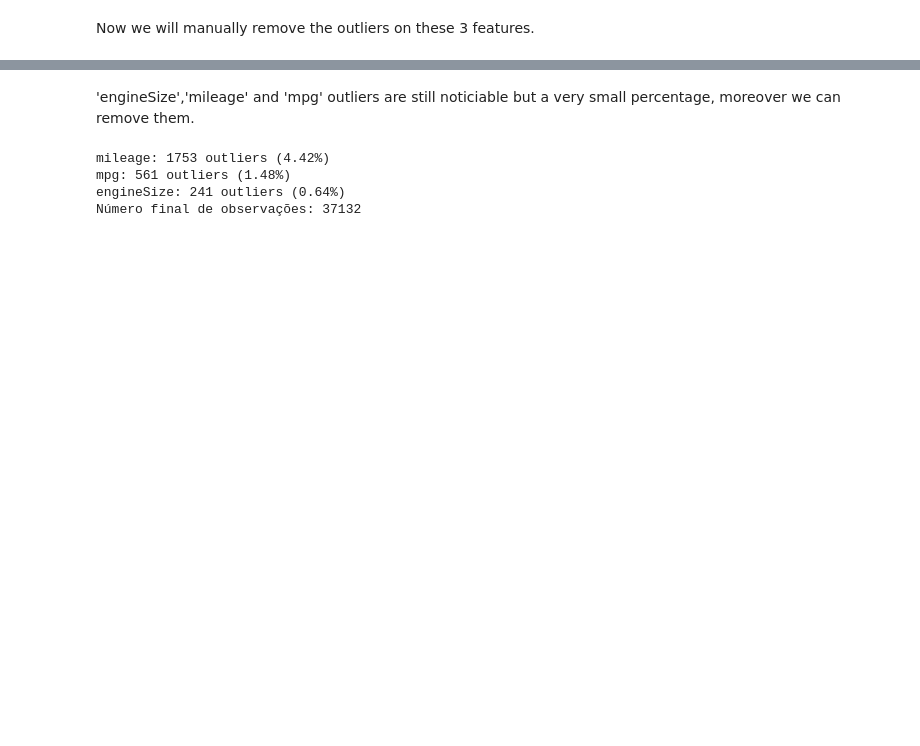
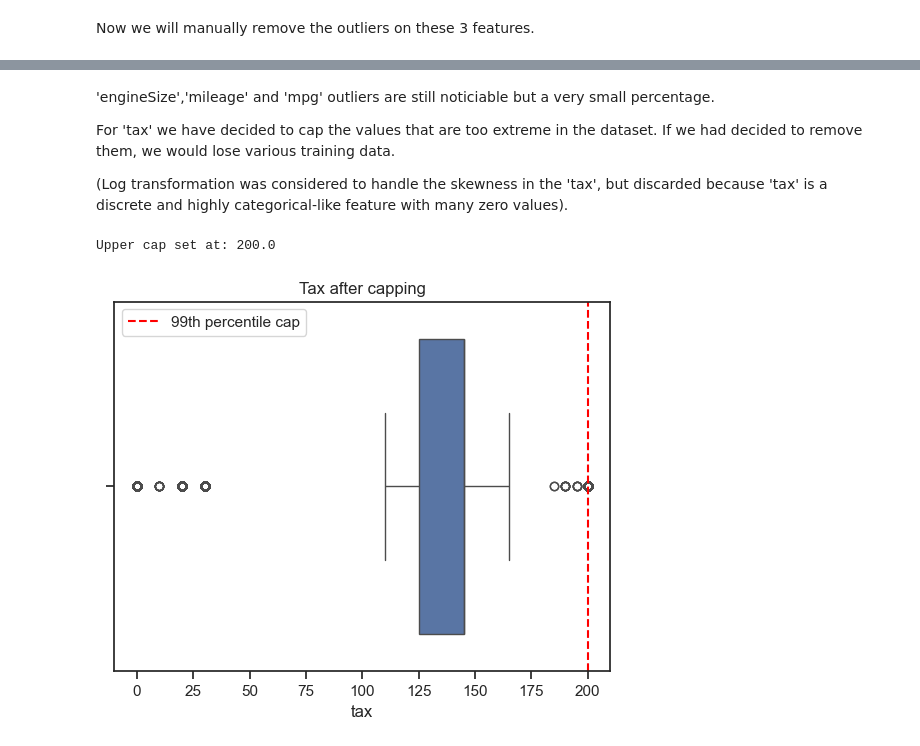
Before and after one commit to Filipesteves974/Machine-Learning-project, a Jupyter notebook: final.ipynb, the cells around one changed output, grey strips where cells are left out. Drawn from its saved outputs; the diff is of its cells as text; code cells hidden in the pictures; blank space fills up the shorter version.

Commit message:
preenchi alguns nans e vi melhor outliers

```diff
--- a/final.ipynb
+++ b/final.ipynb
@@ -823,27 +831,20 @@ Número final de observações: 39687
 # %% [markdown]
-'engineSize','mileage' and 'mpg' outliers are still noticiable but a very small percentage, moreover we can remove them.
+'engineSize','mileage' and 'mpg' outliers are still noticiable but a very small percentage.
+
+For 'tax' we have decided to cap the values that are too extreme in the dataset. If we had decided to remove them, we would lose various training data.
+
+(Log transformation was considered to handle the skewness in the 'tax', but discarded because 'tax' is a discrete and highly categorical-like feature with many zero values).
-# %%
-X_cleaned = X_manuallyremoved.copy()
-
-cols_to_remove = ['mileage', 'mpg', 'engineSize']
-
-for col in cols_to_remove:
-    Q1 = X_cleaned[col].quantile(0.25)
-    Q3 = X_cleaned[col].quantile(0.75)
-    IQR = Q3 - Q1
-    lower = Q1 - 1.5 * IQR
-    upper = Q3 + 1.5 * IQR
-
-    # identificar outliers desta coluna
-    outliers = X_cleaned[(X_cleaned[col] < lower) | (X_cleaned[col] > upper)]
-    print(f"{col}: {len(outliers)} outliers ({len(outliers)/len(X_cleaned):.2%})")
-
-    # remover apenas os outliers desta coluna
-    X_cleaned = X_cleaned[(X_cleaned[col] >= lower) & (X_cleaned[col] <= upper)]
-
-print("Número final de observações:", X_cleaned.shape[0])
-# %% [output]
-mileage: 1753 outliers (4.42%)
-mpg: 561 outliers (1.48%)
-engineSize: 241 outliers (0.64%)
-Número final de observações: 37132
+# %%
+upper = X_manuallyremoved['tax'].quantile(0.95)
+X_manuallyremoved['tax'] = np.clip(X_manuallyremoved['tax'], 0, upper)
+print(f"Upper cap set at: {upper}")
+# %% [output]
+Upper cap set at: 200.0
+# %%
+sns.boxplot(x=X_manuallyremoved['tax'])
+plt.axvline(upper, color='red', linestyle='--', label='99th percentile cap')
+plt.title("Tax after capping")
+plt.legend()
+plt.show()
+# %% [output]
+[figure, added]
```
Also changed, not shown: parts of 14 cells of this notebook.
